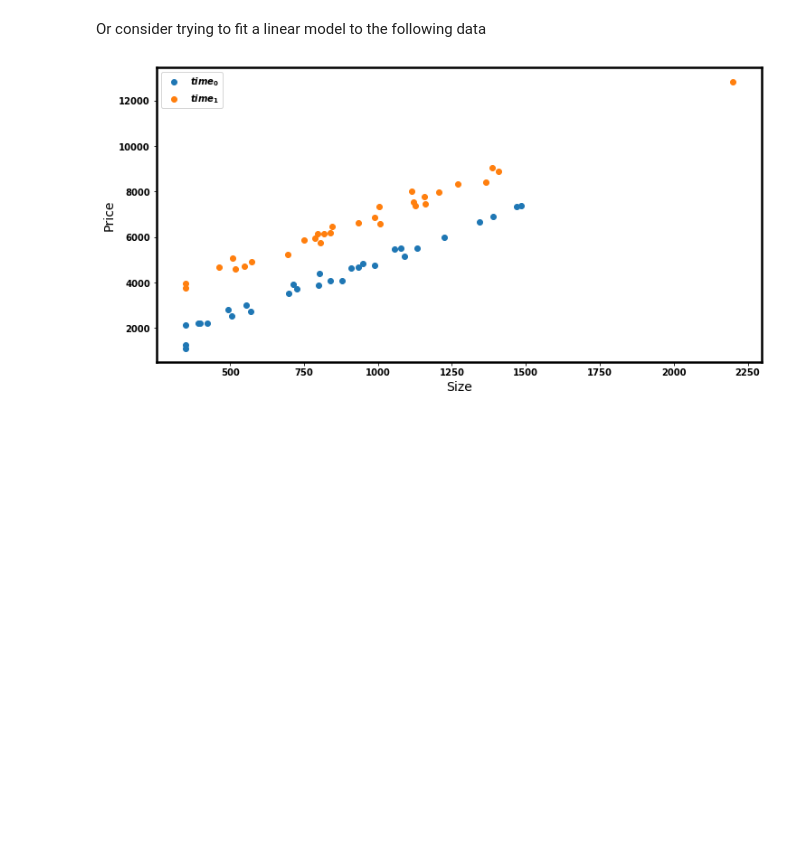
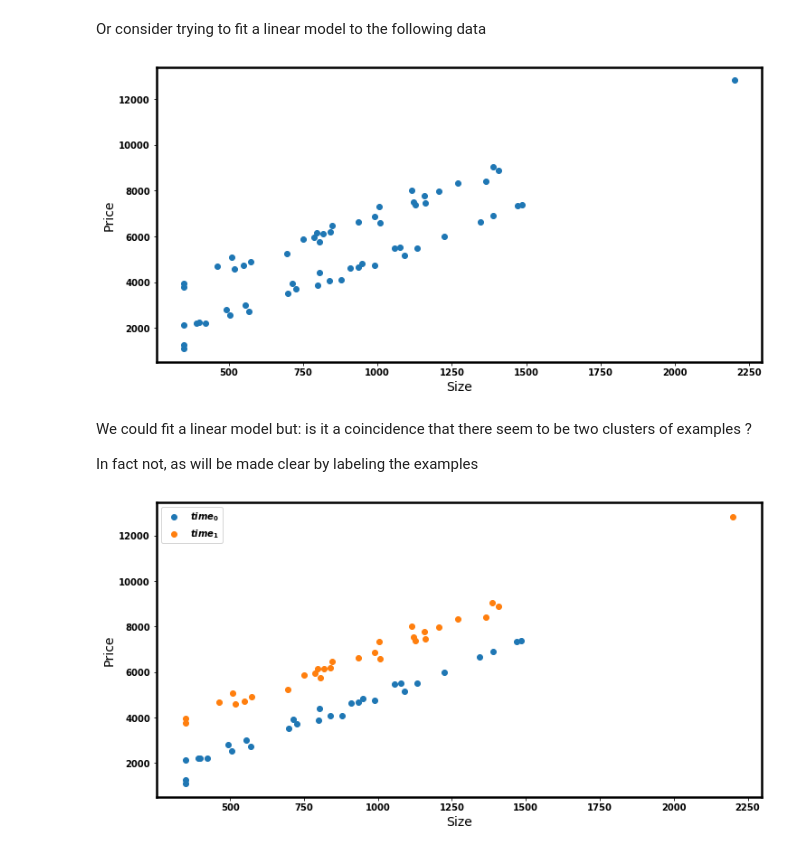
Before and after one commit to kenperry-public/ML_Spring_2022, a Jupyter notebook: Transformations_Overview.ipynb, the cells around one changed output. Cells and saved outputs as stored; diff of their text form; code cells hidden in the pictures; blank space fills up the shorter version.

Commit message:
Modify example of pooling two sets of examples that vary with time

```diff
--- a/Transformations_Overview.ipynb
+++ b/Transformations_Overview.ipynb
@@ -175,8 +175,19 @@ series_over_time = sph.gen_data()
 
 fig, ax = plt.subplots(1,1, figsize=(12,6) )
 _= sph.plot_data(series_over_time, ax=ax)
+plt.close(fig)
 
-plt.close(fig)
+figu, axu = plt.subplots(1,1, figsize=(12,6) )
+_= sph.plot_data(series_over_time, ax=axu, nolabels=True)
+plt.close(figu)
+# %%
+figu
+# %% [output]
+[figure, added]
+# %% [markdown]
+We could fit a linear model but: is it a coincidence that there seem to be two clusters of examples ?
+
+In fact not, as will be made clear by labeling the examples
 # %%
 fig
 # %% [output]
```
Also changed, not shown: parts of 3 cells of this notebook, 2 other files.
